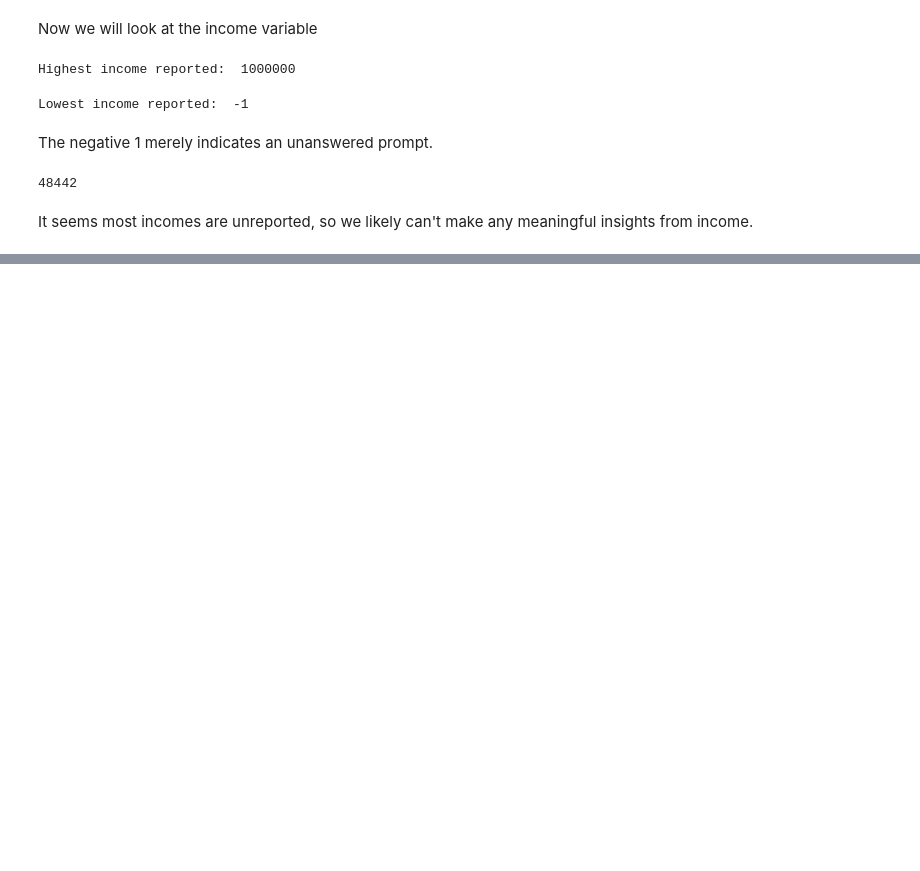
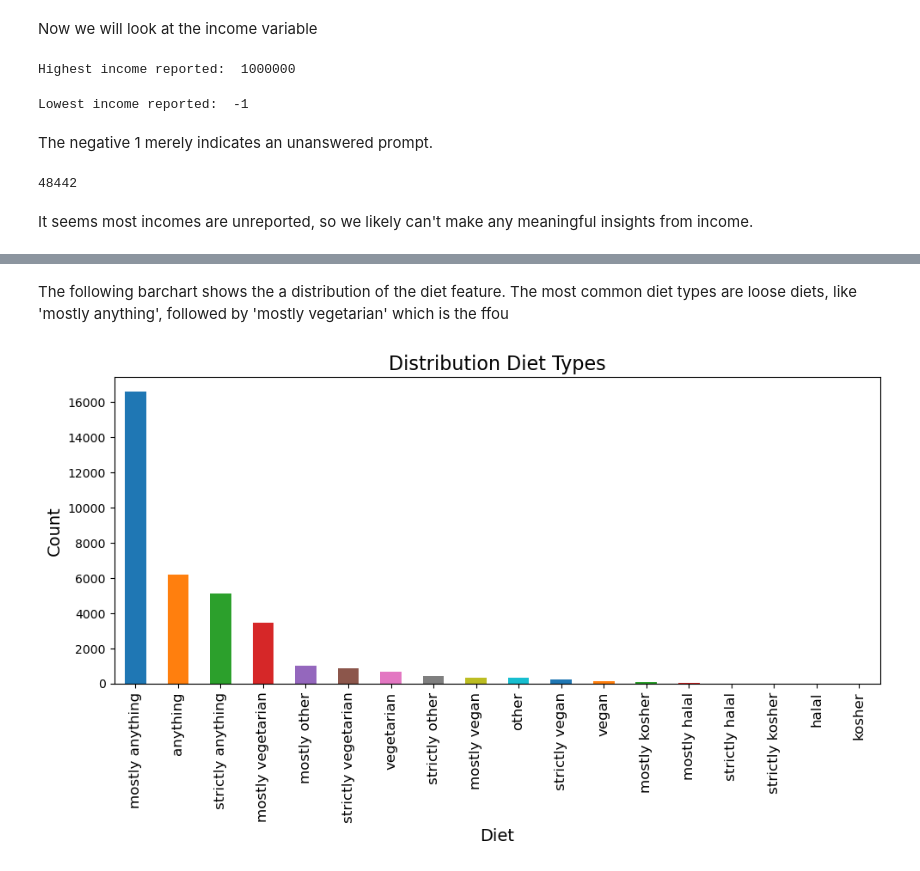
Before and after one commit to Kyloni417/OkCupid-Date-a-Scientist, a Jupyter notebook: date-a-scientist.ipynb, the cells around one changed output, grey strips where cells are left out. Saved outputs shown, nothing was run; the diff lists cells and outputs as text; code cells hidden in the pictures; blank space fills up the shorter version.

```diff
--- a/date-a-scientist.ipynb
+++ b/date-a-scientist.ipynb
@@ -220,0 +303,15 @@ plot_positive_incomes(profiles)
+# %% [markdown]
+The following barchart shows the a distribution of the diet feature.  The most common diet types are loose diets, like 'mostly anything', followed by 'mostly vegetarian' which is the ffou
+# %%
+diet_counts = profiles['diet'].value_counts()
+
+plt.figure(figsize=(10, 6))
+diet_counts.plot(kind='bar', color=plt.cm.tab10.colors)
+plt.title('Distribution Diet Types', fontsize=16)
+plt.xlabel('Diet', fontsize=14)
+plt.ylabel('Count', fontsize=14)
+plt.xticks(rotation=90, fontsize=12)
+plt.tight_layout()
+plt.show()
+# %% [output]
+[figure, added]
```
Also changed, not shown: parts of 8 cells of this notebook.
